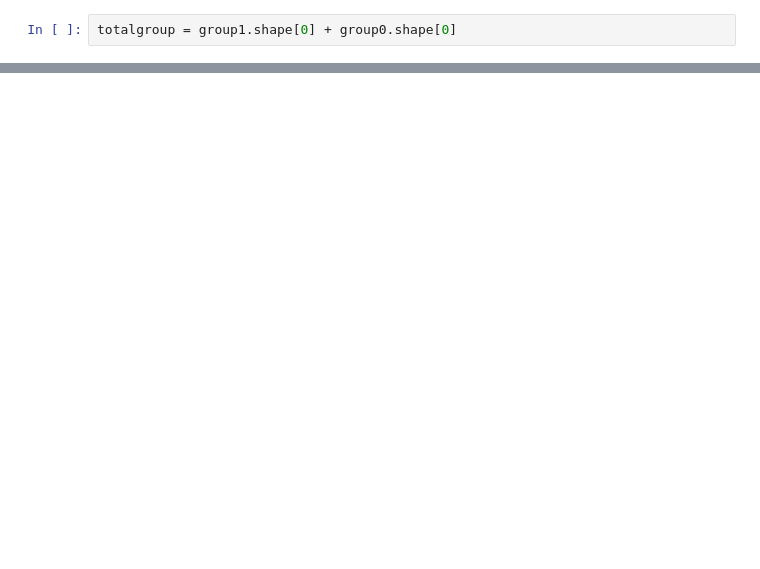
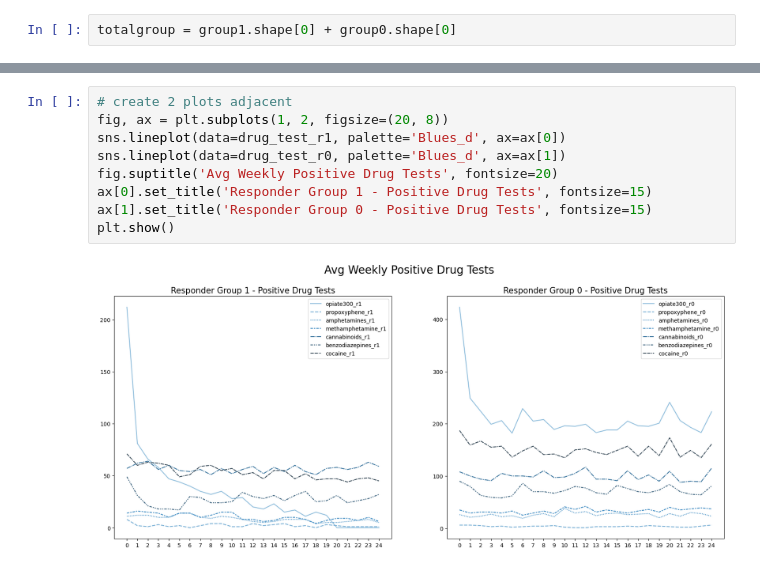
Before and after one commit to DanHerman212/oud_treatment_outcome, a Jupyter notebook: notebooks/2_exploratory_analysis.ipynb, the cells around one changed output, grey strips where cells are left out. Cells and saved outputs as stored; diff of their text form; blank space fills up the shorter version.

```diff
--- a/notebooks/2_exploratory_analysis.ipynb
+++ b/notebooks/2_exploratory_analysis.ipynb
@@ -309,0 +481,11 @@ ci
+# %%
+# create 2 plots adjacent
+fig, ax = plt.subplots(1, 2, figsize=(20, 8))
+sns.lineplot(data=drug_test_r1, palette='Blues_d', ax=ax[0])
+sns.lineplot(data=drug_test_r0, palette='Blues_d', ax=ax[1])
+fig.suptitle('Avg Weekly Positive Drug Tests', fontsize=20)
+ax[0].set_title('Responder Group 1 - Positive Drug Tests', fontsize=15)
+ax[1].set_title('Responder Group 0 - Positive Drug Tests', fontsize=15)
+plt.show()
+# %% [output]
+[figure, added]
```
Also changed, not shown: parts of 21 cells of this notebook.
